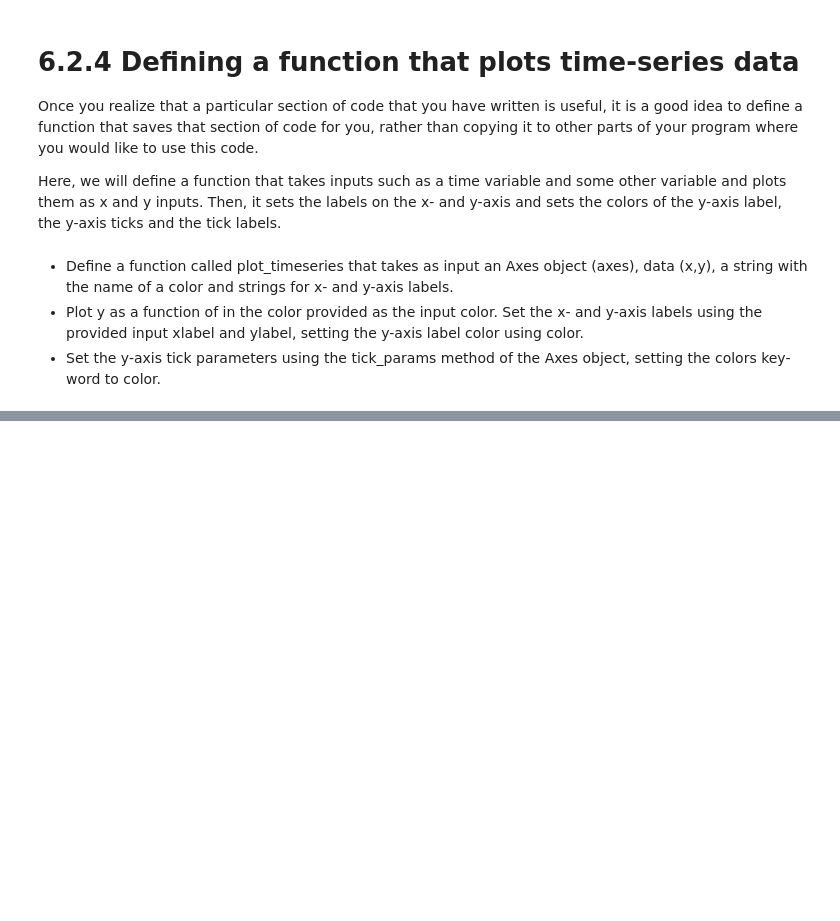
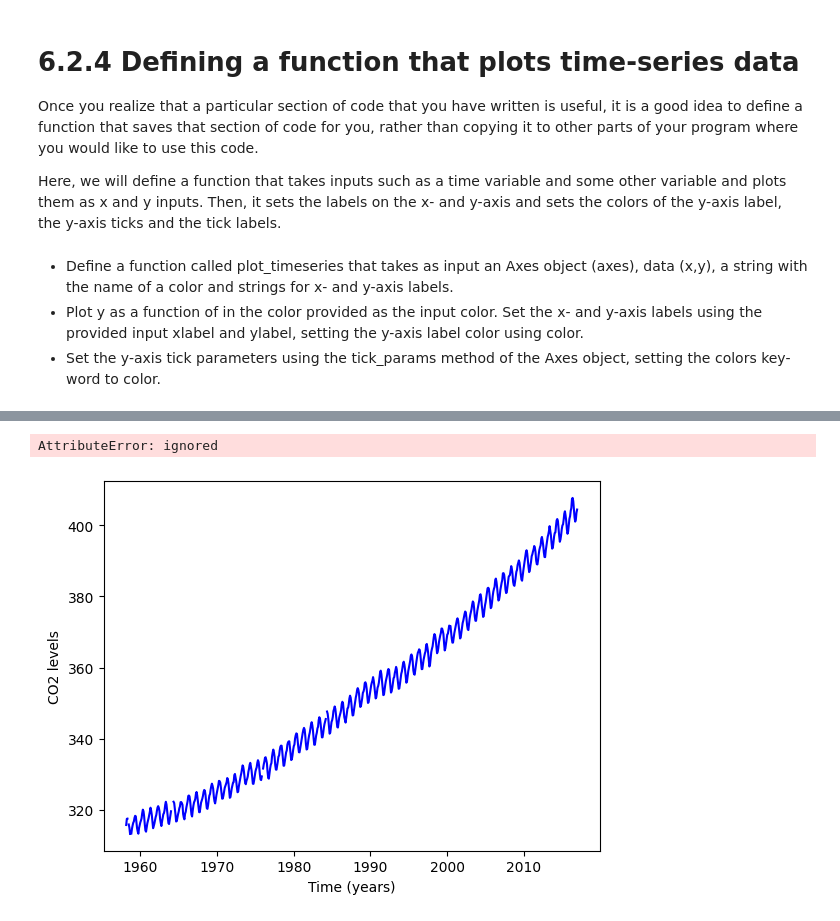
Before and after one commit to manthilaw/Python-Projects, a Jupyter notebook: 6_2_Introduction_to_Data_Visualization_with_Matplotlib_Plotting_time_series.ipynb, the cells around one changed output, grey strips where cells are left out. Saved outputs shown, nothing was run; the diff lists cells and outputs as text; code cells hidden in the pictures; blank space fills up the shorter version.

```diff
--- a/6_2_Introduction_to_Data_Visualization_with_Matplotlib_Plotting_time_series.ipynb
+++ b/6_2_Introduction_to_Data_Visualization_with_Matplotlib_Plotting_time_series.ipynb
@@ -148,11 +148,13 @@ Set the x- and y-axis labels using the provided input xlabel and ylabel, setting
 def plot_timeseries(axes,x,y,color,x_label,y_label):
 
 # Plot the inputs x,y in the provided color
-
+  axes.plot(x,y,color=color)
 
 # Set the x-axis label
-
+  axes.set_xlabel(x_label)
 
 # Set the y-axis label
+  axes.set_ylabel(y_label,color)
 
 # Set the colors tick params for y-axis
+  axes.tick_params('y', colors=color)
@@ -158,0 +176,8 @@ def plot_timeseries(axes,x,y,color,x_label,y_label):
+# %%
+fig, ax = plt.subplots()
+
+# Plot the CO2 levels time-series in blue
+plot_timeseries(ax, climate_change.index, climate_change['co2'],'blue', "Time (years)", "CO2 levels")
+# %% [output]
+AttributeError: ignored
+[figure, added]
```
Also changed, not shown: parts of 9 cells of this notebook.
